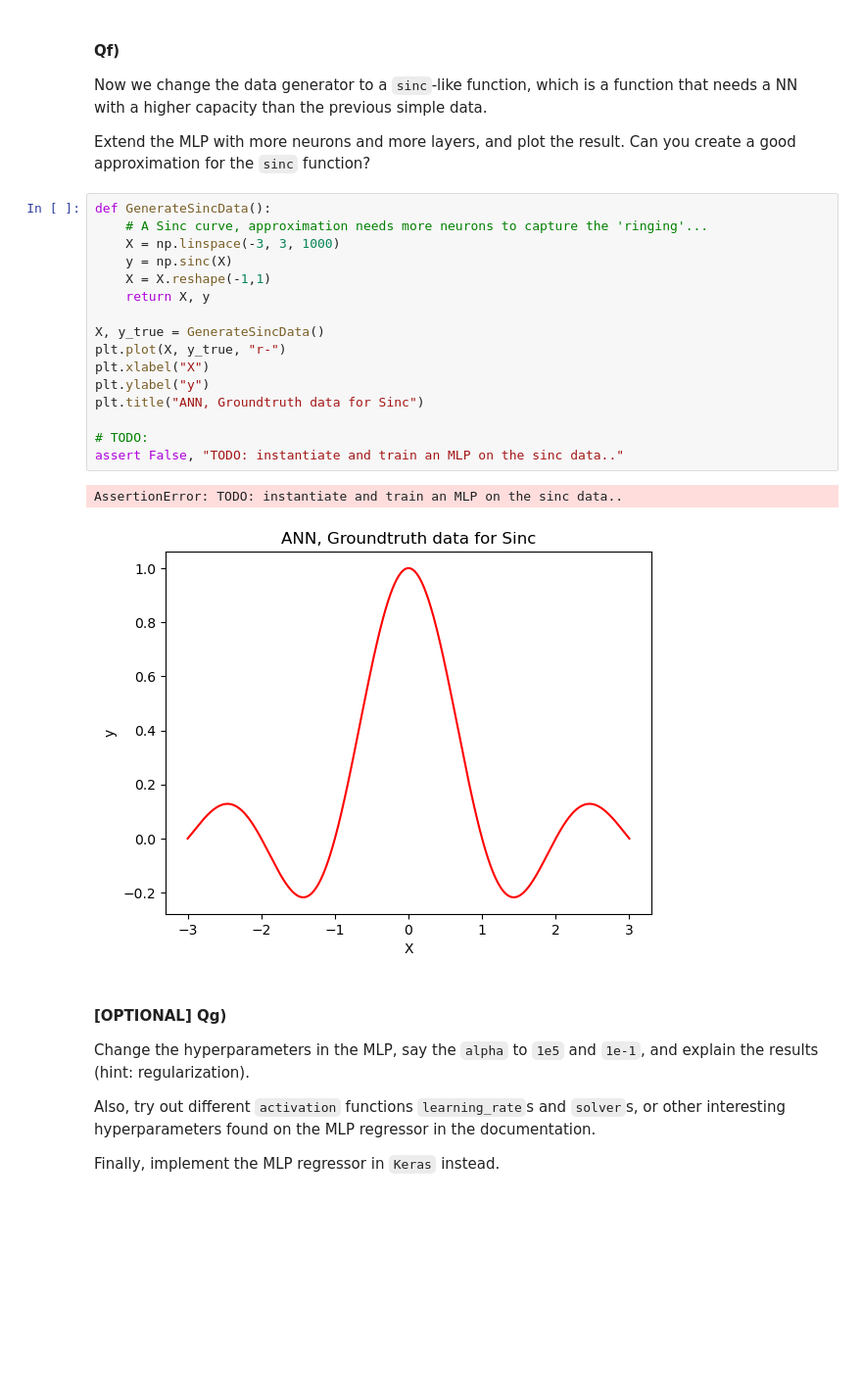
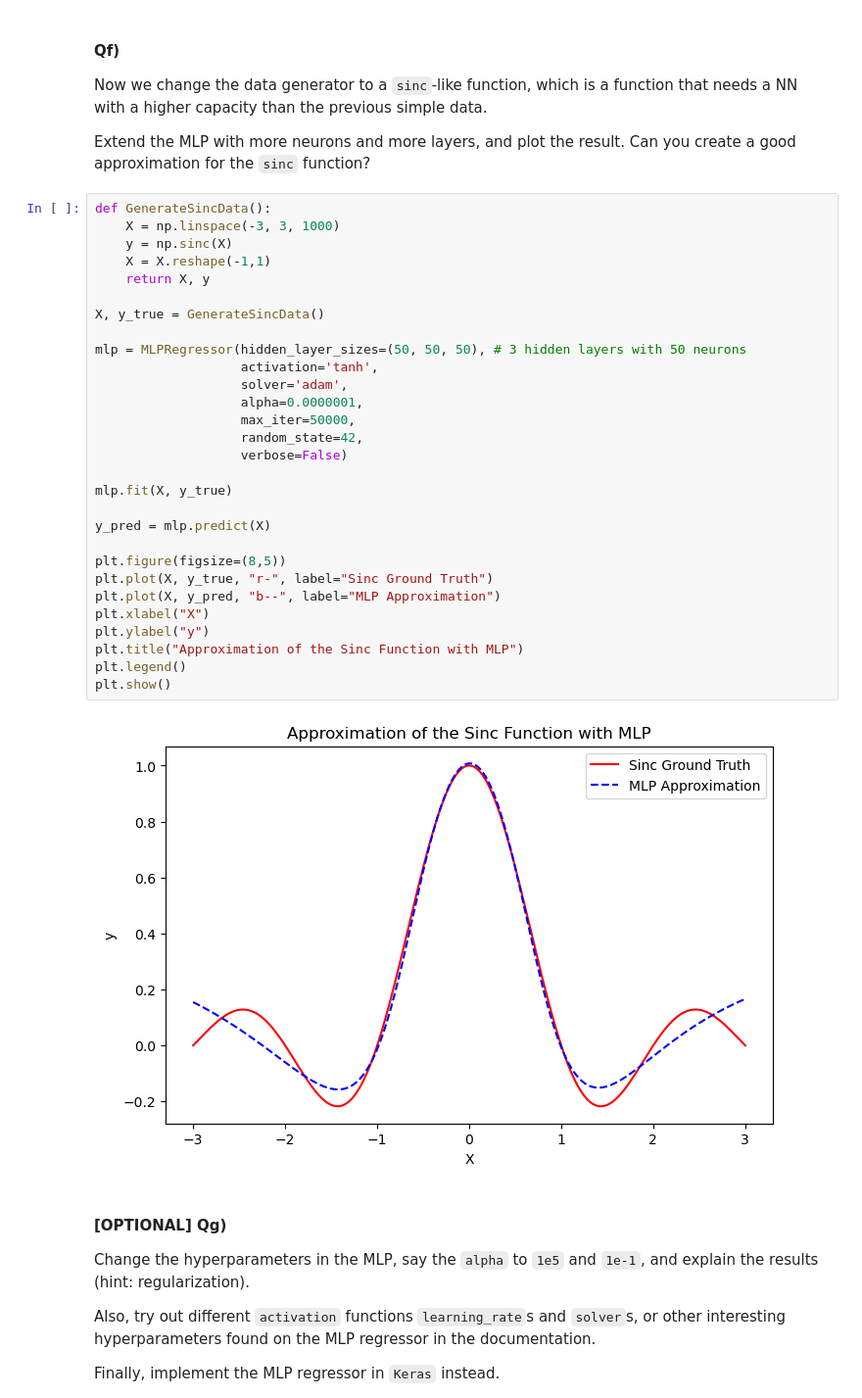
Before and after one commit to OliverEC04/MAL-G10, a Jupyter notebook: L6/ann.ipynb, the cells around one changed output. Shown: that part at 98% size. Drawn from its saved outputs; the diff is of its cells as text; blank space fills up the shorter version.

Commit message:
L6 ANN Qf) sinc

```diff
--- a/L6/ann.ipynb
+++ b/L6/ann.ipynb
@@ -178,23 +179,35 @@ Now we change the data generator to a `sinc`-like function, which is a function
 Extend the MLP with more neurons and more layers, and plot the result. Can you create a good approximation for the `sinc` function?
 # %%
 def GenerateSincData():
-    # A Sinc curve, approximation needs more neurons to capture the 'ringing'...
     X = np.linspace(-3, 3, 1000)
     y = np.sinc(X)
     X = X.reshape(-1,1)
     return X, y
 
 X, y_true = GenerateSincData()
-plt.plot(X, y_true, "r-")
+
+mlp = MLPRegressor(hidden_layer_sizes=(50, 50, 50), # 3 hidden layers with 50 neurons
+                   activation='tanh',
+                   solver='adam',
+                   alpha=0.0000001,
+                   max_iter=50000,
+                   random_state=42,
+                   verbose=False)
+
+mlp.fit(X, y_true)
+
+y_pred = mlp.predict(X)
+
+plt.figure(figsize=(8,5))
+plt.plot(X, y_true, "r-", label="Sinc Ground Truth")
+plt.plot(X, y_pred, "b--", label="MLP Approximation")
 plt.xlabel("X")
 plt.ylabel("y")
-plt.title("ANN, Groundtruth data for Sinc")
-
-# TODO:
-assert False, "TODO: instantiate and train an MLP on the sinc data.."
+plt.title("Approximation of the Sinc Function with MLP")
+plt.legend()
+plt.show()
 # %% [output]
-AssertionError: TODO: instantiate and train an MLP on the sinc data..
-[figure, old version]
+[figure, new version]
 # %% [markdown]
 ####  [OPTIONAL] Qg)
 
```
Also changed, not shown: parts of 2 cells of this notebook.
